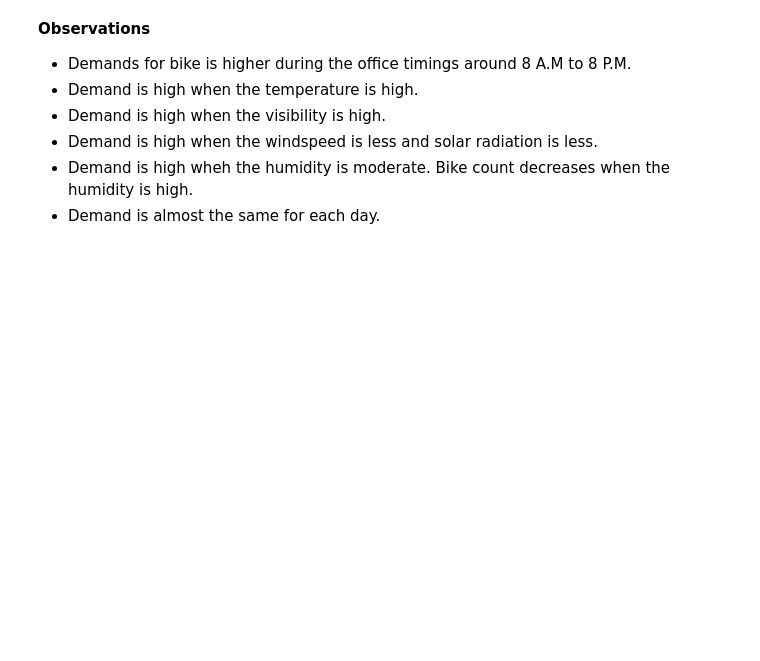
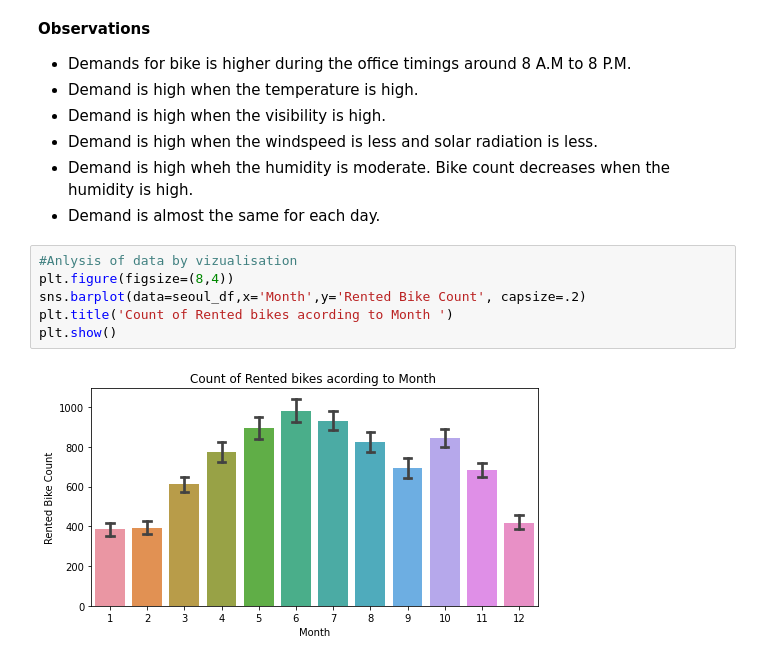
Before and after one commit to rahool010/Bike-Sharing-Demand-Prediction, a Jupyter notebook: Bike_Sharing_Demand_Prediction_Capstone_Project.ipynb, the cells around one changed output. Drawn from its saved outputs; the diff is of its cells as text; blank space fills up the shorter version.

```diff
--- a/Bike_Sharing_Demand_Prediction_Capstone_Project.ipynb
+++ b/Bike_Sharing_Demand_Prediction_Capstone_Project.ipynb
@@ -349,3 +345,11 @@ for index,i in enumerate(list2):
 * Demand is high when the windspeed is less and solar radiation is less.
 * Demand is high wheh the humidity is moderate. Bike count decreases when the humidity is high.
 * Demand is almost the same for each day.
+# %%
+#Anlysis of data by vizualisation
+plt.figure(figsize=(8,4))
+sns.barplot(data=seoul_df,x='Month',y='Rented Bike Count', capsize=.2)
+plt.title('Count of Rented bikes acording to Month ')
+plt.show()
+# %% [output]
+[figure, added]
```
Also changed, not shown: parts of 39 cells of this notebook.
